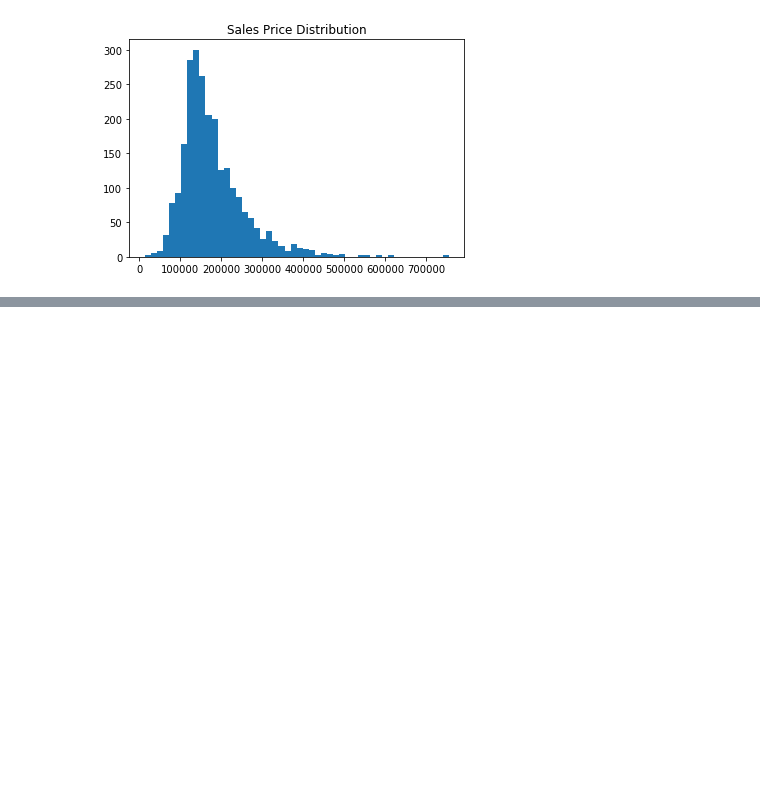
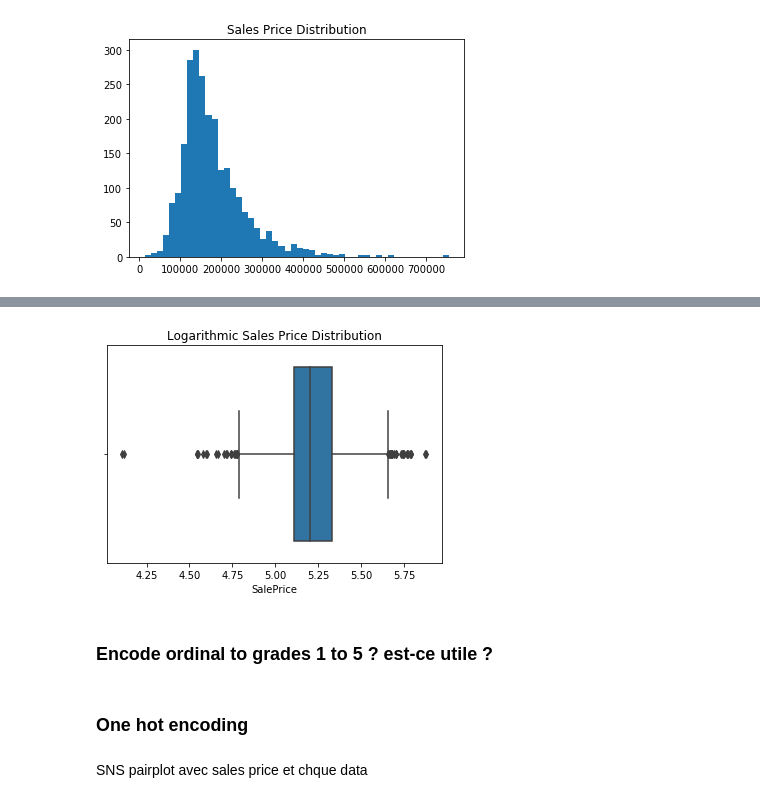
Before and after one commit to LyesOUDINACHE/EPFL-Course, a Jupyter notebook: Course Project 3 - Houses.ipynb, the cells around one changed output, grey strips where cells are left out. Cells and saved outputs as stored; diff of their text form; code cells hidden in the pictures; blank space fills up the shorter version.

```diff
--- a/Course Project 3 - Houses.ipynb
+++ b/Course Project 3 - Houses.ipynb
@@ -146,0 +266,13 @@ plt.show()
+# %%
+# let's plot the Sale Prices distribution in log
+sns.boxplot(np.log10(data_df['SalePrice']))
+plt.title('Logarithmic Sales Price Distribution')
+plt.show()
+# %% [output]
+[figure, added]
+# %% [markdown]
+### Encode ordinal to grades 1 to 5 ? est-ce utile ?
+# %% [markdown]
+### One hot encoding
+# %% [markdown]
+SNS pairplot avec sales price et chque data
```
Also changed, not shown: parts of 16 cells of this notebook.
